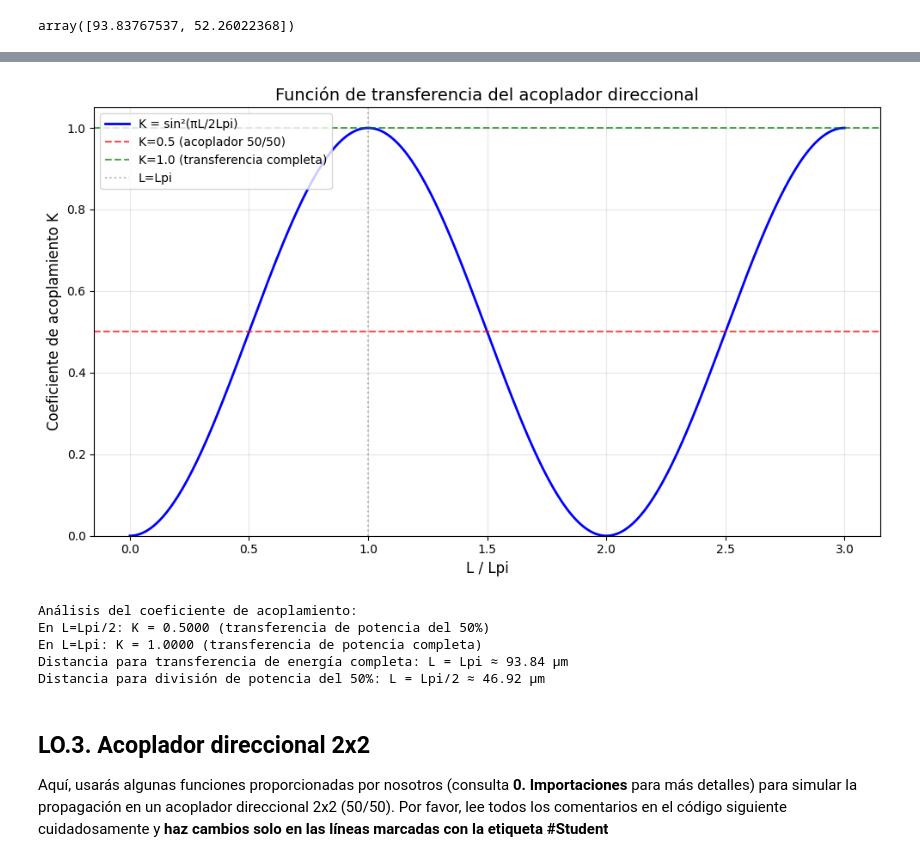
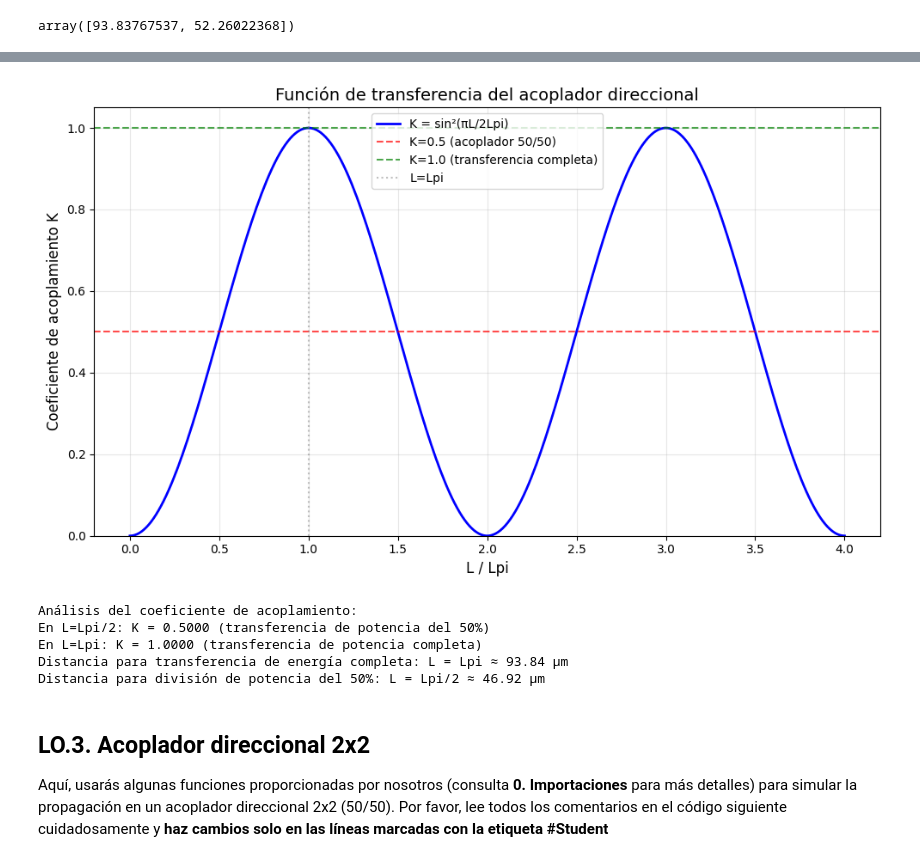
Before and after one commit to jfgimloz/cifoin-lab2, a Jupyter notebook: COUPLERS_Student.ipynb, the cells around one changed output, grey strips where cells are left out. Cells and saved outputs as stored; diff of their text form; code cells hidden in the pictures.

```diff
--- a/COUPLERS_Student.ipynb
+++ b/COUPLERS_Student.ipynb
@@ -165,35 +163,35 @@ Simula un acoplador direccional que implementa dos núcleos de guía de ondas pr
 - Comenta los resultados: distancia necesaria para una transferencia completa de energía entre guías de ondas, distancia necesaria para dividir la potencia por la mitad.
 # %%
 # Análisis LO.2: Grafica la función de transferencia K vs L/Lpi
-L_pi_TE = 93.83767536699492  # Del cálculo anterior
+L_pi_TE = 0.5*lambda_c/(dcoupler_neff[0].real-dcoupler_neff[1].real)  # Del cálculo anterior
 
 # Crea un arreglo de razones L/Lpi
-L_over_Lpi = np.linspace(0, 3, 300)
+L_over_Lpi = np.linspace(0, 4, 300)
 
 # Calcula el coeficiente de acoplamiento K = sin^2(pi * L / (2*Lpi))
 K = np.sin(np.pi * L_over_Lpi / 2)**2
 
 plt.figure(figsize=(10, 6))
 plt.plot(L_over_Lpi, K, 'b-', linewidth=2, label='K = sin²(πL/2Lpi)')
 plt.axhline(y=0.5, color='r', linestyle='--', alpha=0.7, label='K=0.5 (acoplador 50/50)')
 plt.axhline(y=1.0, color='g', linestyle='--', alpha=0.7, label='K=1.0 (transferencia completa)')
 plt.axvline(x=1.0, color='gray', linestyle=':', alpha=0.5, label='L=Lpi')
 plt.xlabel('L / Lpi', fontsize=12)
 plt.ylabel('Coeficiente de acoplamiento K', fontsize=12)
 plt.title('Función de transferencia del acoplador direccional', fontsize=14)
 plt.grid(True, alpha=0.3)
 plt.legend(fontsize=10)
 plt.ylim([0, 1.05])
 plt.tight_layout()
 plt.show()
 
 print("Análisis del coeficiente de acoplamiento:")
 print(f"En L=Lpi/2: K = {np.sin(np.pi/4)**2:.4f} (transferencia de potencia del 50%)")
 print(f"En L=Lpi: K = {np.sin(np.pi/2)**2:.4f} (transferencia de potencia completa)")
 print(f"Distancia para transferencia de energía completa: L = Lpi ≈ {L_pi_TE:.2f} µm")
 print(f"Distancia para división de potencia del 50%: L = Lpi/2 ≈ {L_pi_TE/2:.2f} µm")
 # %% [output]
-[figure, old version]
+[figure, new version]
 Análisis del coeficiente de acoplamiento:
 En L=Lpi/2: K = 0.5000 (transferencia de potencia del 50%)
 En L=Lpi: K = 1.0000 (transferencia de potencia completa)
```
Also changed, not shown: parts of 14 cells of this notebook.
